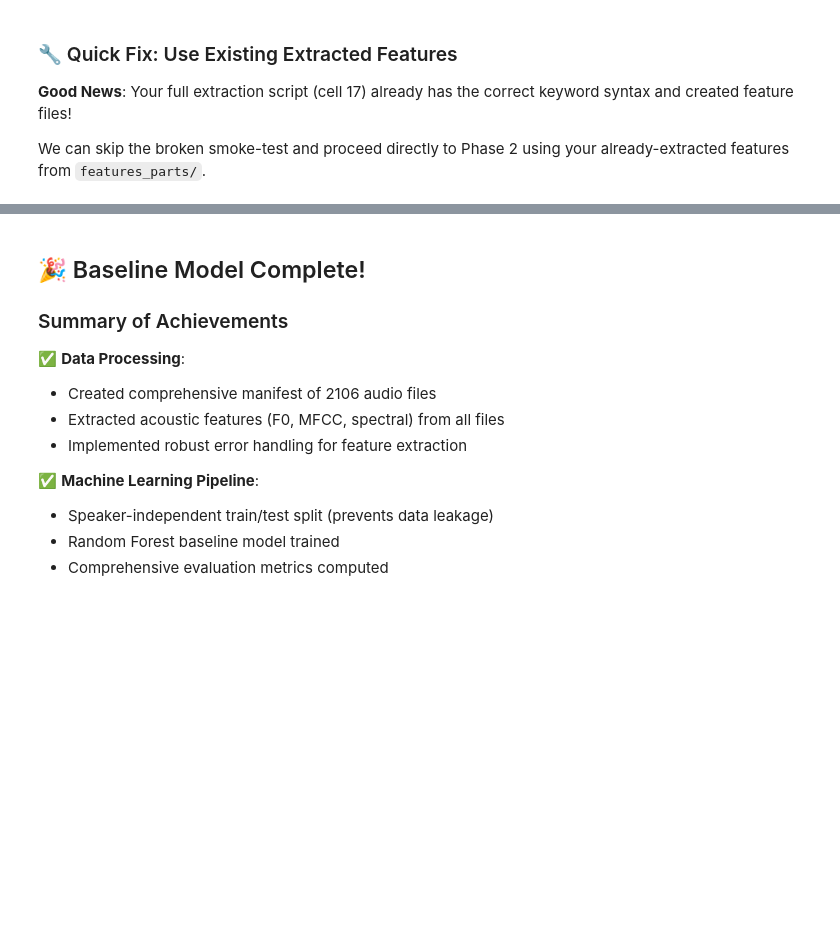
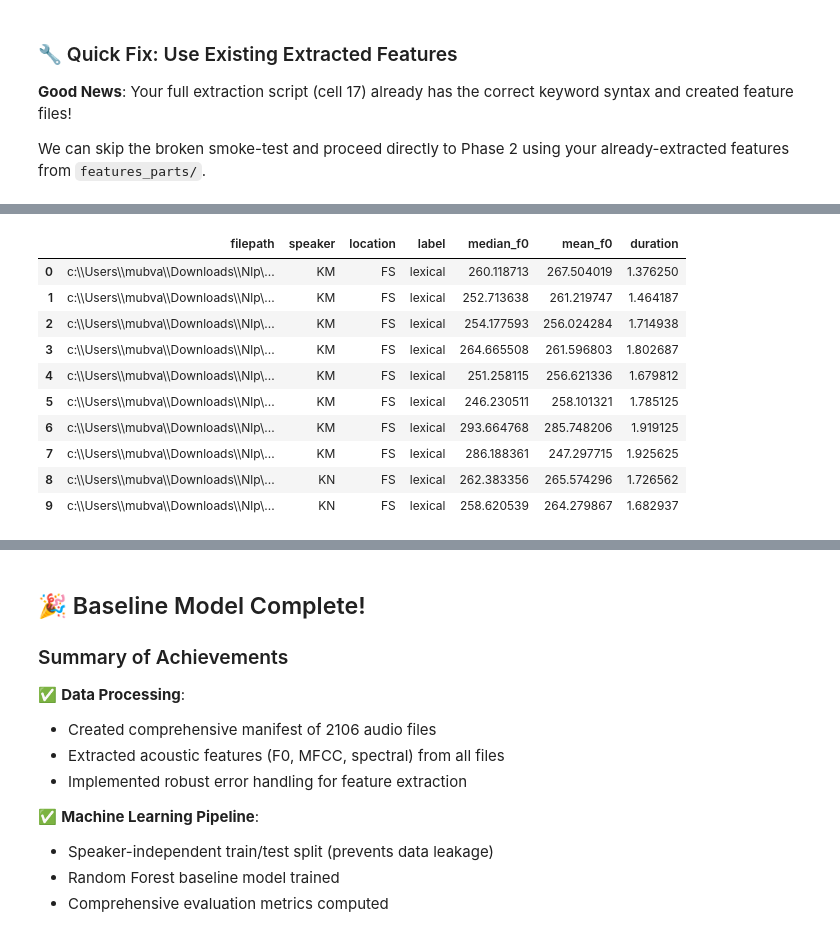
Before and after one commit to KillMonga130/Nlp, a Jupyter notebook: sesotho_tone_extraction_project/sesotho_tone_extraction.ipynb, the cells around one changed output, grey strips where cells are left out. Saved outputs shown, nothing was run; the diff lists cells and outputs as text; code cells hidden in the pictures; blank space fills up the shorter version.

```diff
--- a/sesotho_tone_extraction_project/sesotho_tone_extraction.ipynb
+++ b/sesotho_tone_extraction_project/sesotho_tone_extraction.ipynb
@@ -930,40 +988,44 @@ print("=" * 60)
 manifest_df = pd.read_csv(MANIFEST_PATH)
 print(f"✅ Loaded manifest: {len(manifest_df)} files")
 
-# Load features - check if we have full extraction or just sample
-features_path_options = [
-    os.path.join(PROJECT_ROOT, 'features_parts'),  # Full extraction directory
-    FEATURES_SAMPLE_PATH,  # Sample features
-]
+# Preferred: load pre-combined features_full.csv if it exists
+features_full_path = os.path.join(PROJECT_ROOT, 'features_full.csv')
+features_df = None
+if os.path.exists(features_full_path):
+    print(f"\n📂 Loading combined features from: {features_full_path}")
+    features_df = pd.read_csv(features_full_path)
+    print(f"✅ Loaded combined features: {len(features_df)} rows")
 
-# Try to load features
-features_df = None
+# Option 2: Load from features_parts directory
+if features_df is None:
+    parts_dir = os.path.join(PROJECT_ROOT, 'features_parts')
+    if os.path.exists(parts_dir):
+        part_files = sorted([f for f in os.listdir(parts_dir) if f.startswith('features_part_') and f.endswith('.csv')])
+        if part_files:
+            print(f"\n📂 Found {len(part_files)} feature part files. Combining...")
+            dfs = []
+            for pf in part_files:
+                df_part = pd.read_csv(os.path.join(parts_dir, pf))
+                dfs.append(df_part)
+                print(f"   ✓ Loaded {pf}: {len(df_part)} rows")
+            features_df = pd.concat(dfs, ignore_index=True)
+            # Drop duplicate filepaths
+            before = len(features_df)
+            features_df = features_df.drop_duplicates(subset=['filepath']).reset_index(drop=True)
+            after = len(features_df)
+            print(f"\n✅ Combined features: {after} total rows (dropped {before - after} duplicates)")
 
-# Option 1: Load from features_parts directory (if full extraction was run)
-parts_dir = os.path.join(PROJECT_ROOT, 'features_parts')
-if os.path.exists(parts_dir):
-    part_files = sorted([f for f in os.listdir(parts_dir) if f.startswith('features_part_') and f.endswith('.csv')])
-    if part_files:
-        print(f"\n📂 Found {len(part_files)} feature part files. Combining...")
-        dfs = []
-        for pf in part_files:
-            df_part = pd.read_csv(os.path.join(parts_dir, pf))
-            dfs.append(df_part)
-            print(f"   ✓ Loaded {pf}: {len(df_part)} rows")
-        features_df = pd.concat(dfs, ignore_index=True)
-        print(f"\n✅ Combined features: {len(features_df)} total rows")
-
-# Option 2: Fallback to sample features
+# Option 3: Fallback to sample features
 if features_df is None and os.path.exists(FEATURES_SAMPLE_PATH):
     print(f"\n📂 Loading sample features from: {FEATURES_SAMPLE_PATH}")
     features_df = pd.read_csv(FEATURES_SAMPLE_PATH)
     print(f"✅ Loaded sample features: {len(features_df)} rows")
     print("⚠️  Note: Using sample features only. For better results, run full extraction first.")
 
-# Option 3: No features found
+# Option 4: No features found
 if features_df is None:
     print("\n❌ ERROR: No feature files found!")
-    print("   Please run feature extraction cells first (Cell 8 or Cell 13)")
+    print("   Please run feature extraction cells first (Cell 17) or use features_full.csv")
     raise FileNotFoundError("Features not found. Run extraction first.")
 
 # Merge features with manifest to get labels
@@ -1004,9 +1066,4 @@ for col in feature_cols:
         # Fill NaN with median for that feature
         median_val = labeled_df[col].median()
         labeled_df[col].fillna(median_val, inplace=True)
-        print(f"   • Filled {col} NaN values with median: {median_val:.2f}")
-
-print(f"\n✅ Dataset ready for modeling: {len(labeled_df)} samples, {len(feature_cols)} features")
-
-# Display summary
-display(labeled_df[['filepath', 'speaker', 'location', 'label', 'median_f0', 'mean_f0', 'duration']].head(10))
+# %% [output]
@@ -1013,3 +1087,14 @@ display(labeled_df[['filepath', 'speaker', 'location', 'label', 'median_f0', 'me
+|  | filepath | speaker | location | label | median_f0 | mean_f0 | duration |
+| 0 | c:\\Users\\mubva\\Downloads\\Nlp\... | KM | FS | lexical | 260.118713 | 267.504019 | 1.376250 |
+| 1 | c:\\Users\\mubva\\Downloads\\Nlp\... | KM | FS | lexical | 252.713638 | 261.219747 | 1.464187 |
+| 2 | c:\\Users\\mubva\\Downloads\\Nlp\... | KM | FS | lexical | 254.177593 | 256.024284 | 1.714938 |
+| 3 | c:\\Users\\mubva\\Downloads\\Nlp\... | KM | FS | lexical | 264.665508 | 261.596803 | 1.802687 |
+| 4 | c:\\Users\\mubva\\Downloads\\Nlp\... | KM | FS | lexical | 251.258115 | 256.621336 | 1.679812 |
+| 5 | c:\\Users\\mubva\\Downloads\\Nlp\... | KM | FS | lexical | 246.230511 | 258.101321 | 1.785125 |
+| 6 | c:\\Users\\mubva\\Downloads\\Nlp\... | KM | FS | lexical | 293.664768 | 285.748206 | 1.919125 |
+| 7 | c:\\Users\\mubva\\Downloads\\Nlp\... | KM | FS | lexical | 286.188361 | 247.297715 | 1.925625 |
+| 8 | c:\\Users\\mubva\\Downloads\\Nlp\... | KN | FS | lexical | 262.383356 | 265.574296 | 1.726562 |
+| 9 | c:\\Users\\mubva\\Downloads\\Nlp\... | KN | FS | lexical | 258.620539 | 264.279867 | 1.682937 |
 # %%
 # --- Step 11: Speaker-Independent Train/Test Split ---
 from sklearn.model_selection import GroupShuffleSplit
```
Also changed, not shown: parts of 14 cells of this notebook.
